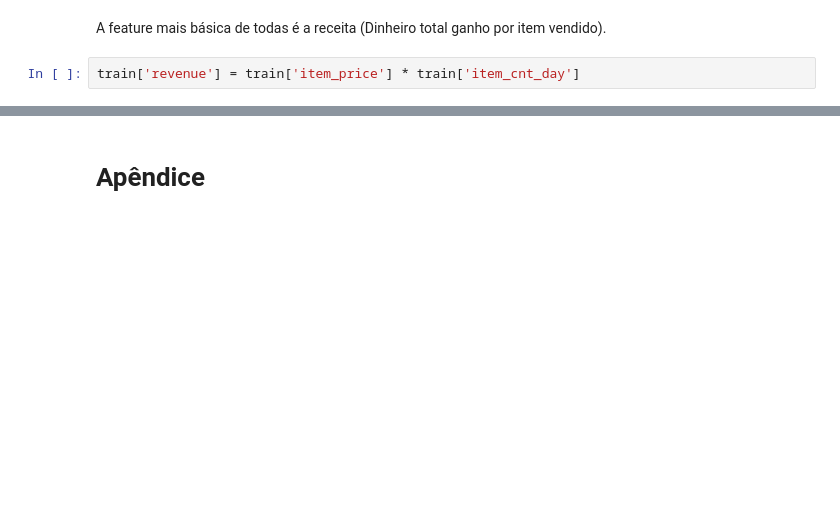
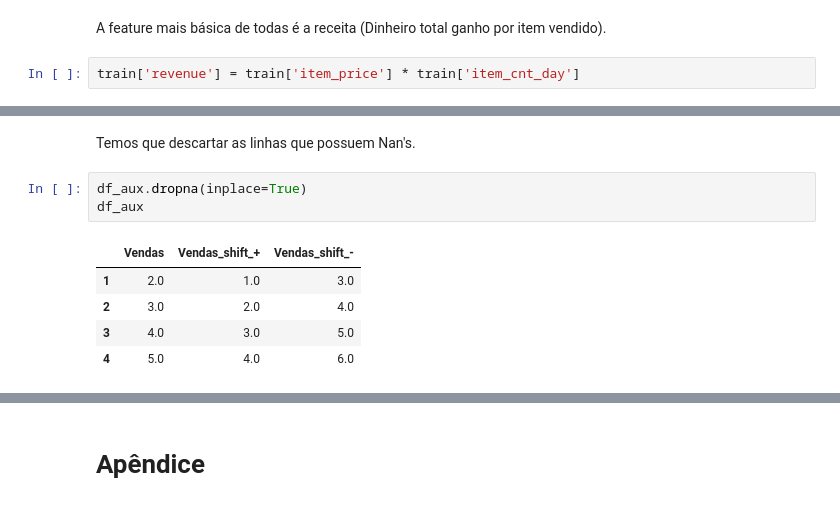
Before and after one commit to RGivisiez/Adv_ML, a Jupyter notebook: 2. Criando as features.ipynb, the cells around one changed output, grey strips where cells are left out. Saved outputs shown, nothing was run; the diff lists cells and outputs as text; blank space fills up the shorter version.

```diff
--- a/2. Criando as features.ipynb
+++ b/2. Criando as features.ipynb
@@ -154,0 +218,11 @@ a ideia por trás do de fazermos essa transformação, é dar ao algoritmo a opo
+# %% [markdown]
+Temos que descartar as linhas que possuem Nan's.
+# %%
+df_aux.dropna(inplace=True)
+df_aux
+# %% [output]
+|  | Vendas | Vendas_shift_+ | Vendas_shift_- |
+| 1 | 2.0 | 1.0 | 3.0 |
+| 2 | 3.0 | 2.0 | 4.0 |
+| 3 | 4.0 | 3.0 | 5.0 |
+| 4 | 5.0 | 4.0 | 6.0 |
```
Also changed, not shown: parts of 37 cells of this notebook, 1 other file.
